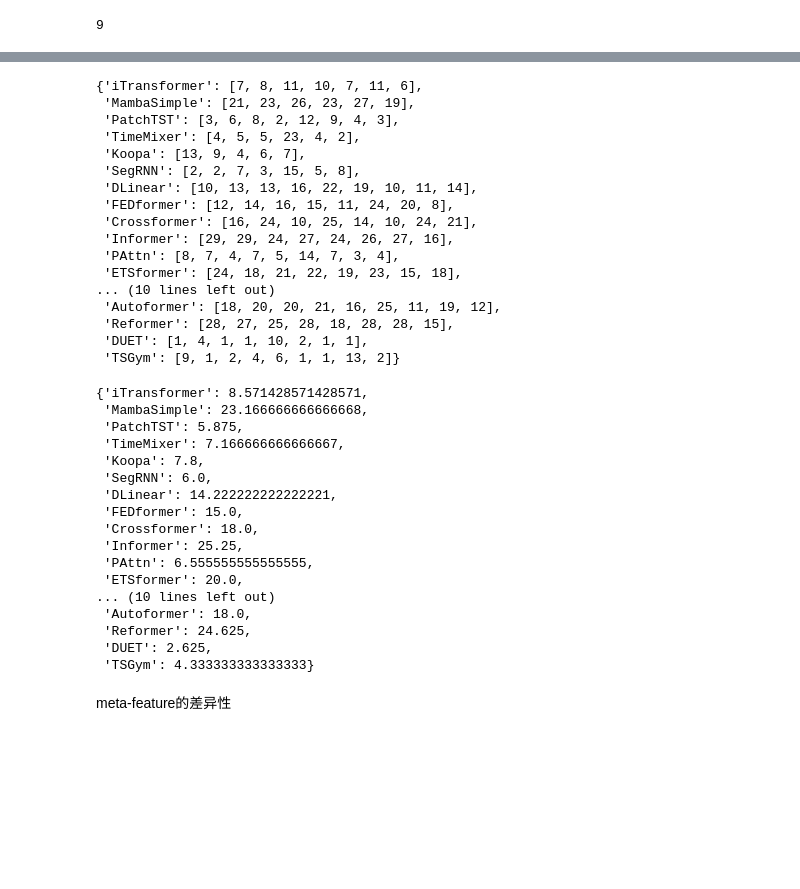
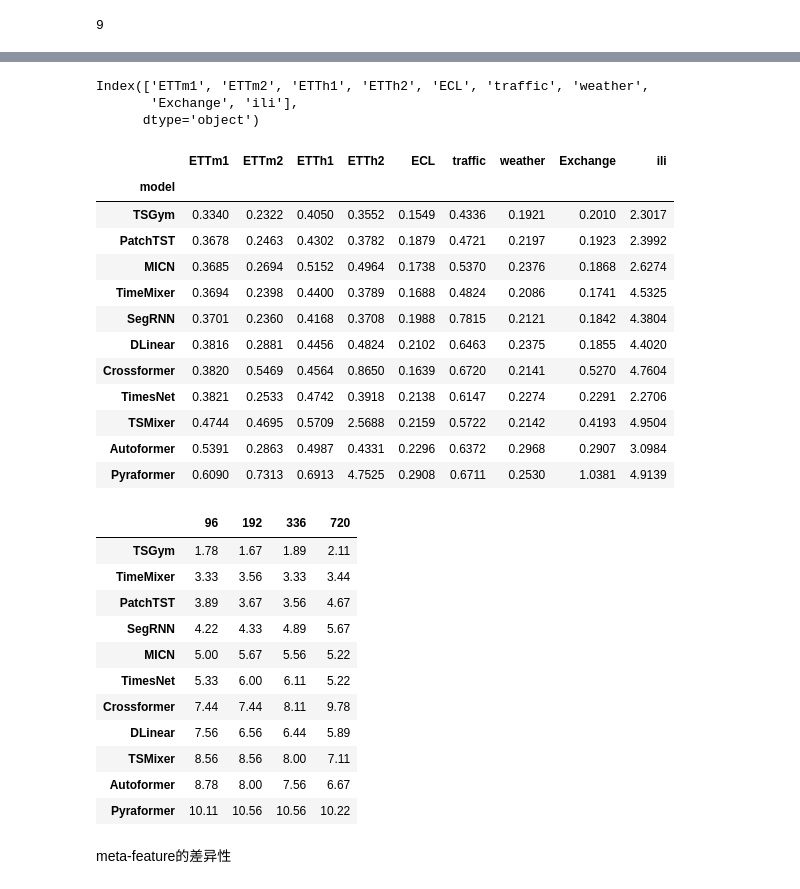
Before and after one commit to SUFE-AILAB/TSGym, a Jupyter notebook: meta/analysis.ipynb, the cells around one changed output, grey strips where cells are left out. Drawn from its saved outputs; the diff is of its cells as text; code cells hidden in the pictures; blank space fills up the shorter version.

```diff
--- a/meta/analysis.ipynb
+++ b/meta/analysis.ipynb
@@ -207,40 +263,0 @@ dfs
-# %%
-ranks
-# %% [output]
-{'iTransformer': [7, 8, 11, 10, 7, 11, 6],
- 'MambaSimple': [21, 23, 26, 23, 27, 19],
- 'PatchTST': [3, 6, 8, 2, 12, 9, 4, 3],
- 'TimeMixer': [4, 5, 5, 23, 4, 2],
- 'Koopa': [13, 9, 4, 6, 7],
- 'SegRNN': [2, 2, 7, 3, 15, 5, 8],
- 'DLinear': [10, 13, 13, 16, 22, 19, 10, 11, 14],
- 'FEDformer': [12, 14, 16, 15, 11, 24, 20, 8],
- 'Crossformer': [16, 24, 10, 25, 14, 10, 24, 21],
- 'Informer': [29, 29, 24, 27, 24, 26, 27, 16],
- 'PAttn': [8, 7, 4, 7, 5, 14, 7, 3, 4],
- 'ETSformer': [24, 18, 21, 22, 19, 23, 15, 18],
-... (10 lines left out)
- 'Autoformer': [18, 20, 20, 21, 16, 25, 11, 19, 12],
- 'Reformer': [28, 27, 25, 28, 18, 28, 28, 15],
- 'DUET': [1, 4, 1, 1, 10, 2, 1, 1],
- 'TSGym': [9, 1, 2, 4, 6, 1, 1, 13, 2]}
-# %%
-{k: np.mean(v) for k,v in ranks.items() if len(v) > 0}
-# %% [output]
-{'iTransformer': 8.571428571428571,
- 'MambaSimple': 23.166666666666668,
- 'PatchTST': 5.875,
- 'TimeMixer': 7.166666666666667,
- 'Koopa': 7.8,
- 'SegRNN': 6.0,
- 'DLinear': 14.222222222222221,
- 'FEDformer': 15.0,
- 'Crossformer': 18.0,
- 'Informer': 25.25,
- 'PAttn': 6.555555555555555,
- 'ETSformer': 20.0,
-... (10 lines left out)
- 'Autoformer': 18.0,
- 'Reformer': 24.625,
- 'DUET': 2.625,
- 'TSGym': 4.333333333333333}
@@ -249,3 +264,40 @@ ranks
+# %%
+dfs_dict[96].columns
+# %% [output]
+Index(['ETTm1', 'ETTm2', 'ETTh1', 'ETTh2', 'ECL', 'traffic', 'weather',
+       'Exchange', 'ili'],
+      dtype='object')
+# %%
+dfs_dict[192]
+# %% [output]
+|  | ETTm1 | ETTm2 | ETTh1 | ETTh2 | ECL | traffic | weather | Exchange | ili |
+| model |  |  |  |  |  |  |  |  |  |
+| TSGym | 0.3340 | 0.2322 | 0.4050 | 0.3552 | 0.1549 | 0.4336 | 0.1921 | 0.2010 | 2.3017 |
+| PatchTST | 0.3678 | 0.2463 | 0.4302 | 0.3782 | 0.1879 | 0.4721 | 0.2197 | 0.1923 | 2.3992 |
+| MICN | 0.3685 | 0.2694 | 0.5152 | 0.4964 | 0.1738 | 0.5370 | 0.2376 | 0.1868 | 2.6274 |
+| TimeMixer | 0.3694 | 0.2398 | 0.4400 | 0.3789 | 0.1688 | 0.4824 | 0.2086 | 0.1741 | 4.5325 |
+| SegRNN | 0.3701 | 0.2360 | 0.4168 | 0.3708 | 0.1988 | 0.7815 | 0.2121 | 0.1842 | 4.3804 |
+| DLinear | 0.3816 | 0.2881 | 0.4456 | 0.4824 | 0.2102 | 0.6463 | 0.2375 | 0.1855 | 4.4020 |
+| Crossformer | 0.3820 | 0.5469 | 0.4564 | 0.8650 | 0.1639 | 0.6720 | 0.2141 | 0.5270 | 4.7604 |
+| TimesNet | 0.3821 | 0.2533 | 0.4742 | 0.3918 | 0.2138 | 0.6147 | 0.2274 | 0.2291 | 2.2706 |
+| TSMixer | 0.4744 | 0.4695 | 0.5709 | 2.5688 | 0.2159 | 0.5722 | 0.2142 | 0.4193 | 4.9504 |
+| Autoformer | 0.5391 | 0.2863 | 0.4987 | 0.4331 | 0.2296 | 0.6372 | 0.2968 | 0.2907 | 3.0984 |
+| Pyraformer | 0.6090 | 0.7313 | 0.6913 | 4.7525 | 0.2908 | 0.6711 | 0.2530 | 1.0381 | 4.9139 |
+# %%
+dfs_rank
+# %% [output]
+|  | 96 | 192 | 336 | 720 |
+| TSGym | 1.78 | 1.67 | 1.89 | 2.11 |
+| TimeMixer | 3.33 | 3.56 | 3.33 | 3.44 |
+| PatchTST | 3.89 | 3.67 | 3.56 | 4.67 |
+| SegRNN | 4.22 | 4.33 | 4.89 | 5.67 |
+| MICN | 5.00 | 5.67 | 5.56 | 5.22 |
+| TimesNet | 5.33 | 6.00 | 6.11 | 5.22 |
+| Crossformer | 7.44 | 7.44 | 8.11 | 9.78 |
+| DLinear | 7.56 | 6.56 | 6.44 | 5.89 |
+| TSMixer | 8.56 | 8.56 | 8.00 | 7.11 |
+| Autoformer | 8.78 | 8.00 | 7.56 | 6.67 |
+| Pyraformer | 10.11 | 10.56 | 10.56 | 10.22 |
 # %% [markdown]
 meta-feature的差异性
 # %%
```
Also changed, not shown: parts of 11 cells of this notebook, 39 other files.
